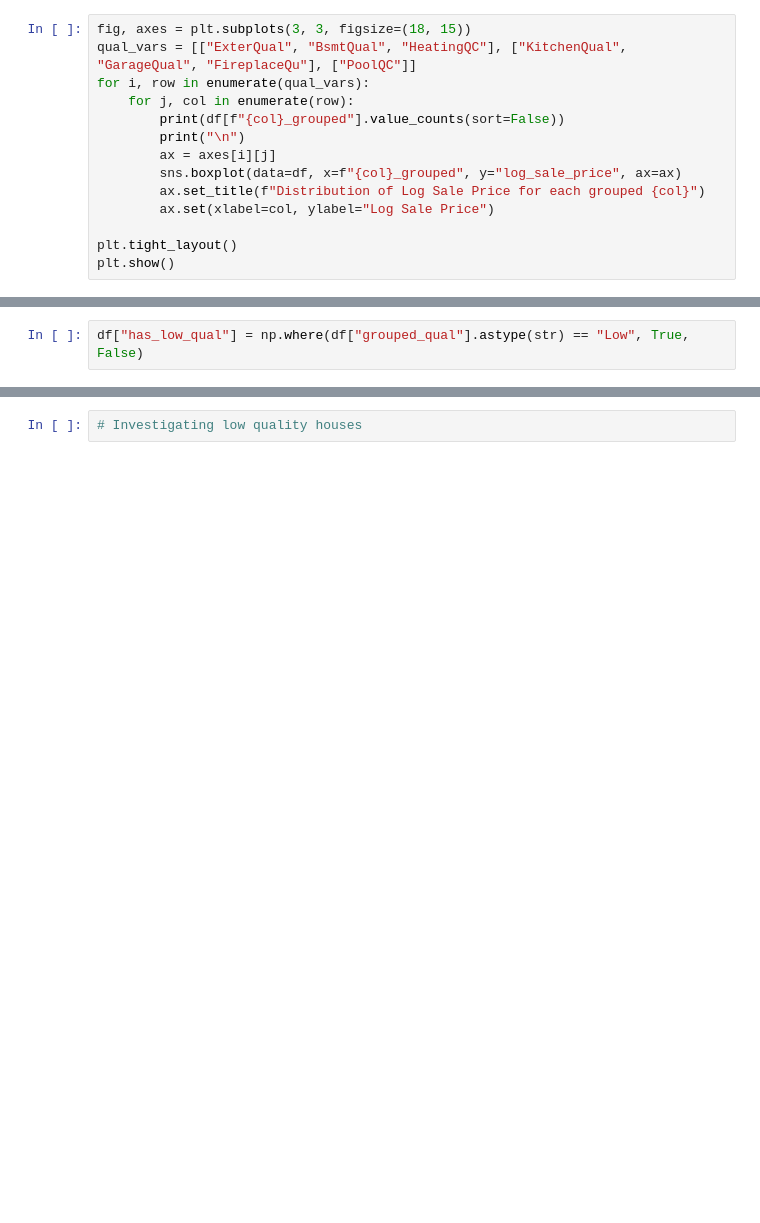
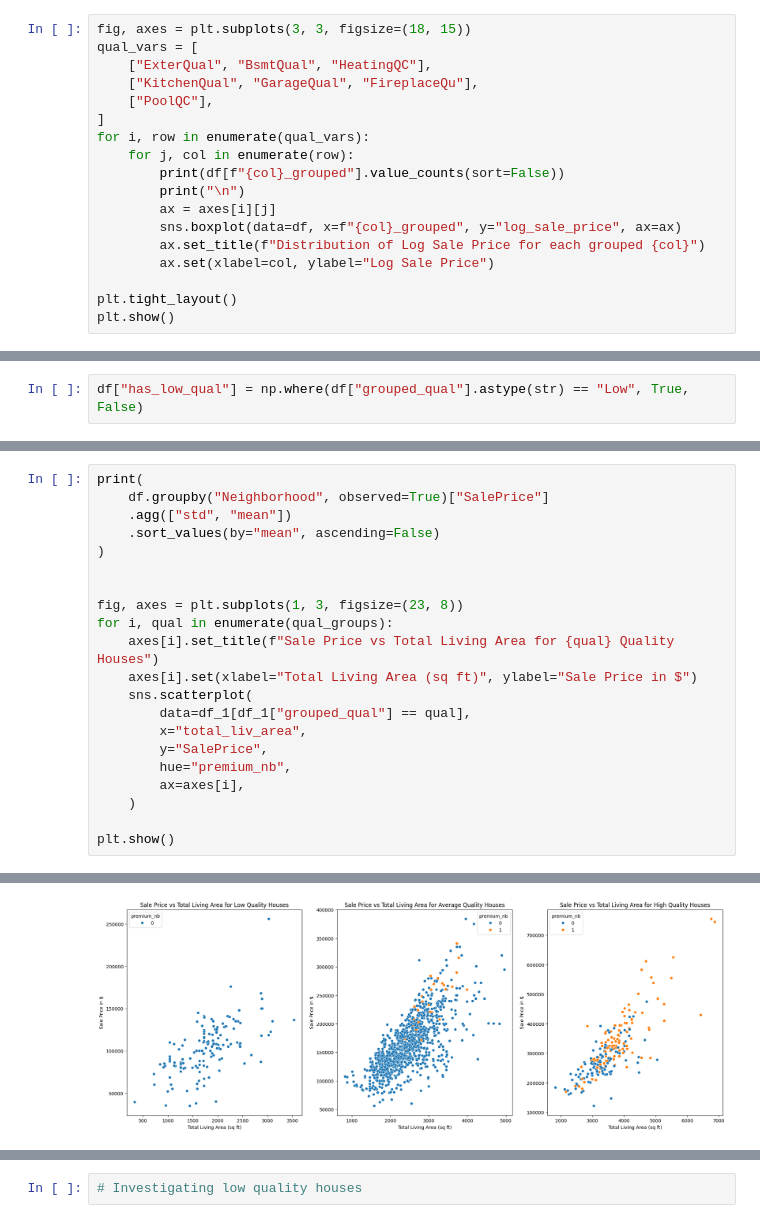
Before and after one commit to Drolfothesgnir/house_prices, a Jupyter notebook: EDA/LivingConditions.ipynb, the cells around one changed output, grey strips where cells are left out. Saved outputs shown, nothing was run; the diff lists cells and outputs as text; blank space fills up the shorter version.

```diff
--- a/EDA/LivingConditions.ipynb
+++ b/EDA/LivingConditions.ipynb
@@ -174,7 +187,11 @@ Name: count, dtype: int64
 # I don't think it has significant impact on the price
 # %%
 fig, axes = plt.subplots(3, 3, figsize=(18, 15))
-qual_vars = [["ExterQual", "BsmtQual", "HeatingQC"], ["KitchenQual", "GarageQual", "FireplaceQu"], ["PoolQC"]]
+qual_vars = [
+    ["ExterQual", "BsmtQual", "HeatingQC"],
+    ["KitchenQual", "GarageQual", "FireplaceQu"],
+    ["PoolQC"],
+]
 for i, row in enumerate(qual_vars):
     for j, col in enumerate(row):
         print(df[f"{col}_grouped"].value_counts(sort=False))
@@ -389,0 +489,22 @@ print(df["log_sale_price"].corr(np.log(df["total_liv_area"])))
+# %%
+print(
+    df.groupby("Neighborhood", observed=True)["SalePrice"]
+    .agg(["std", "mean"])
+    .sort_values(by="mean", ascending=False)
+)
+
+
+fig, axes = plt.subplots(1, 3, figsize=(23, 8))
+for i, qual in enumerate(qual_groups):
+    axes[i].set_title(f"Sale Price vs Total Living Area for {qual} Quality Houses")
+    axes[i].set(xlabel="Total Living Area (sq ft)", ylabel="Sale Price in $")
+    sns.scatterplot(
+        data=df_1[df_1["grouped_qual"] == qual],
+        x="total_liv_area",
+        y="SalePrice",
+        hue="premium_nb",
+        ax=axes[i],
+    )
+
+plt.show()
+# %% [output]
@@ -389,0 +528 @@ print(df["log_sale_price"].corr(np.log(df["total_liv_area"])))
+[figure, added]
```
Also changed, not shown: parts of 28 cells of this notebook, 4 other files.
